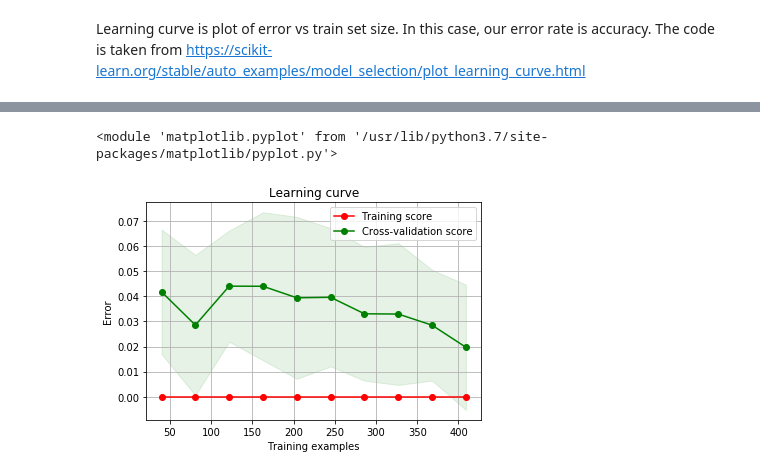
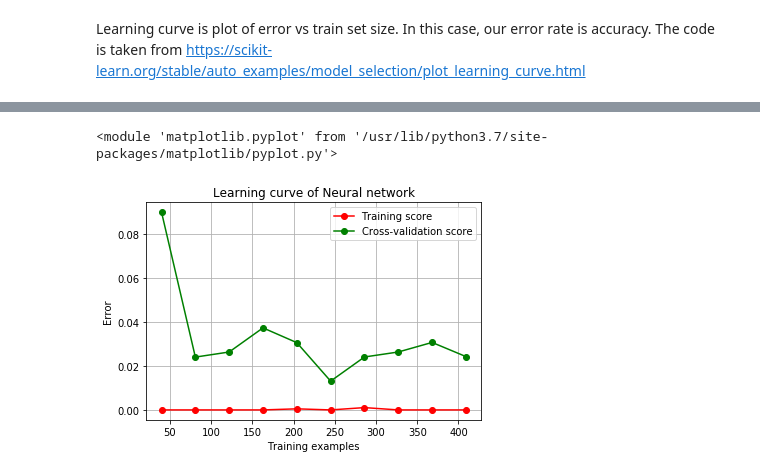
Before and after one commit to ffurkanhas/MachineLearning-Hw2, a Jupyter notebook: Fatih_Furkan_Has_141101024.ipynb, the cells around one changed output, grey strips where cells are left out. Saved outputs shown, nothing was run; the diff lists cells and outputs as text; code cells hidden in the pictures.

```diff
--- a/Fatih_Furkan_Has_141101024.ipynb
+++ b/Fatih_Furkan_Has_141101024.ipynb
@@ -206,8 +189,12 @@ Accuracy: 0.9912280701754386
 # %%
-n_estimators = [int(x) for x in np.linspace(start = 200, stop = 2000, num = 10)]
-max_features = ['auto', 'sqrt']
-max_depth = [int(x) for x in np.linspace(10, 110, num = 11)]
-max_depth.append(None)
+grid_param = {
+    'n_estimators': [100, 300, 500, 800, 1000],
+    'bootstrap': [True, False]
+}
+
+n_estimators = [100, 200]
+max_features = [1, 2, 3]
+max_depth = [60, 70, 80, 90]
 min_samples_split = [2, 5, 10]
 min_samples_leaf = [1, 2, 4]
 bootstrap = [True, False]
@@ -218,12 +205,8 @@ random_grid = {'n_estimators': n_estimators,
                'min_samples_split': min_samples_split,
                'min_samples_leaf': min_samples_leaf,
                'bootstrap': bootstrap}
-grid_param = {
-    'n_estimators': [100, 300, 500, 800, 1000],
-    'bootstrap': [True, False]
-}
 # %%
 from sklearn.ensemble import RandomForestClassifier
 # %%
-grid_search_random_forest = grid_search_model(RandomForestClassifier(), X_train, y_train, grid_param, 10)
+grid_search_random_forest = grid_search_model(RandomForestClassifier(), X_train, y_train, random_grid, kfold)
 # %% [output]
@@ -234,0 +223,7 @@ grid_search_random_forest.best_params_
+# %%
+n_estimators = grid_search_random_forest.best_params_['n_estimators']
+max_features = grid_search_random_forest.best_params_['max_features']
+max_depth = grid_search_random_forest.best_params_['max_depth']
+min_samples_split = grid_search_random_forest.best_params_['min_samples_split']
+min_samples_leaf = grid_search_random_forest.best_params_['min_samples_leaf']
+bootstrap = grid_search_random_forest.best_params_['bootstrap']
@@ -235,6 +234,11 @@ grid_search_random_forest.best_params_
 # %%
-randomForest = RandomForestClassifier(bootstrap=False, n_estimators=300, criterion='entropy')
+randomForest = RandomForestClassifier(n_estimators = n_estimators,
+                                     max_features = max_features,
+                                     max_depth = max_depth,
+                                     min_samples_split = min_samples_split,
+                                     min_samples_leaf = min_samples_leaf,
+                                     bootstrap = bootstrap)
 train_size=np.linspace(0.1,1, 10)
-learning_curve_model(randomForest, X_train, y_train, 10, train_size)
+learning_curve_model(randomForest, "Random Forest", X_train, y_train, kfold, train_size)
 # %% [output]
 <module 'matplotlib.pyplot' from '/usr/lib/python3.7/site-packages/matplotlib/pyplot.py'>
@@ -262,8 +266,15 @@ grid_search_neural_network.best_params_
  'solver': 'lbfgs'}
 # %%
-neuralNetwork = neural_network.MLPClassifier(alpha=0.01, hidden_layer_sizes=6, max_iter=500, random_state=2, solver='lbfgs')
+alpha = grid_search_neural_network.best_params_['alpha']
+hidden_layer_sizes = grid_search_neural_network.best_params_['hidden_layer_sizes']
+max_iter = grid_search_neural_network.best_params_['max_iter']
+random_state = grid_search_neural_network.best_params_['random_state']
+solver = grid_search_neural_network.best_params_['solver']
+
+neuralNetwork = neural_network.MLPClassifier(alpha=alpha, hidden_layer_sizes=hidden_layer_sizes,
+                                             max_iter=max_iter, random_state=random_state, solver=solver)
 train_size=np.linspace(0.1,1, 10)
-learning_curve_model(neuralNetwork, X_train, y_train, 10, train_size)
+learning_curve_model(neuralNetwork, "Neural network", X_train, y_train, 10, train_size)
 # %% [output]
 <module 'matplotlib.pyplot' from '/usr/lib/python3.7/site-packages/matplotlib/pyplot.py'>
-[figure, old version]
+[figure, new version]
```
Also changed, not shown: parts of 27 cells of this notebook.
